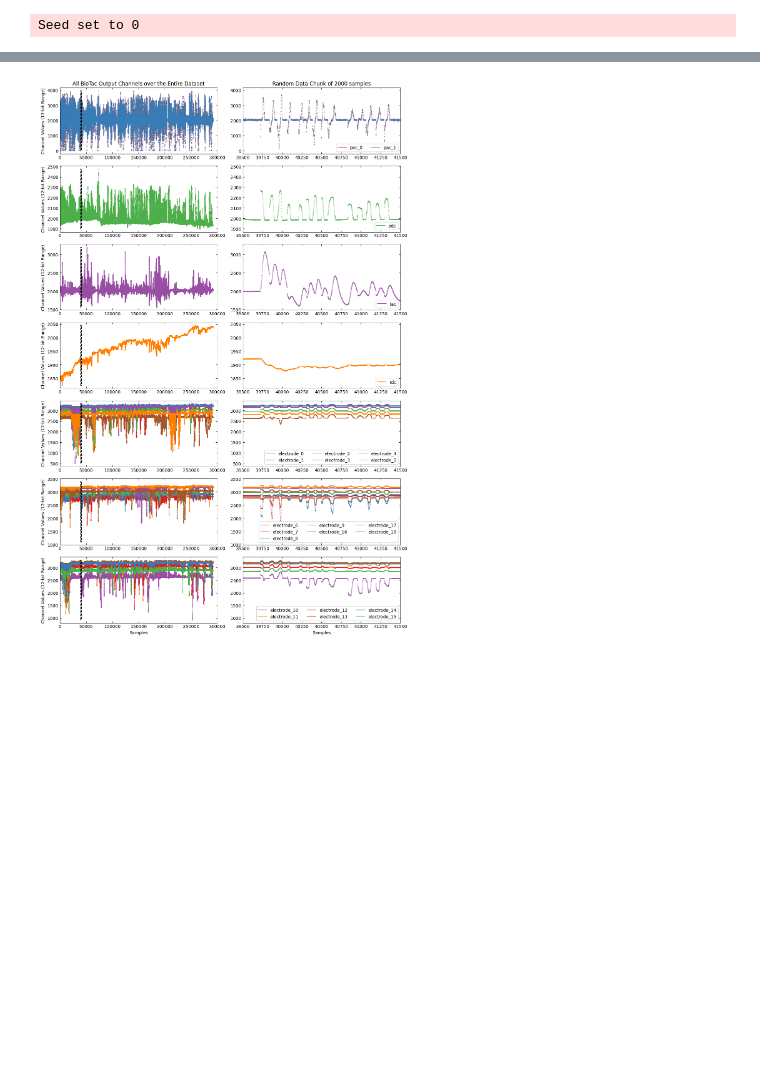
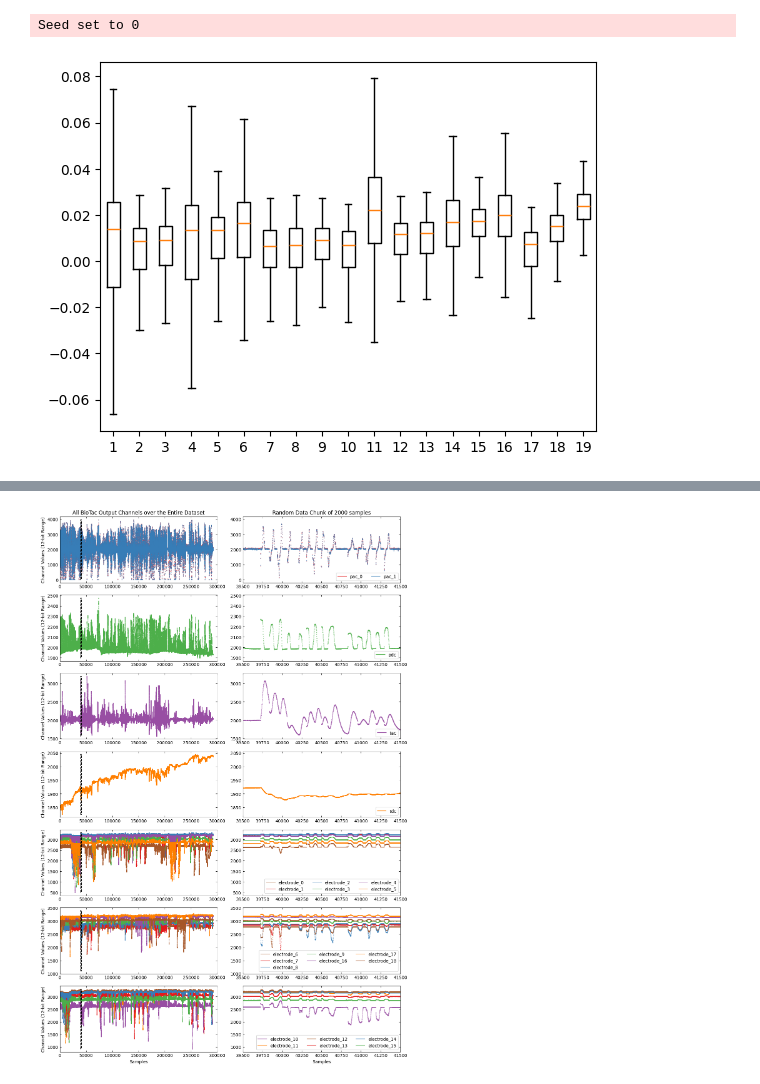
Before and after one commit to wzaielamri/Optimizing_BioTac_Simulation, a Jupyter notebook: generate_figures/plot_dataset_temp.ipynb, the cells around one changed output, grey strips where cells are left out. Drawn from its saved outputs; the diff is of its cells as text; code cells hidden in the pictures; blank space fills up the shorter version.

```diff
--- a/generate_figures/plot_dataset_temp.ipynb
+++ b/generate_figures/plot_dataset_temp.ipynb
@@ -84,3 +84,20 @@ in_cols = data_in.shape[1]
 out_cols = data_out.shape[1]
 # %% [output]
 Seed set to 0
+# %%
+forces=data_in[:,3:6].copy()
+forces_norm=np.linalg.norm(forces,axis=1)
+# %%
+electrode_values = data_out[:,-19:].copy()[np.where(forces_norm>0.3)]
+# %%
+electrodes_init= np.array([2668, 3224, 3239, 3003, 3165, 2849, 2798, 2873, 2912, 3017, 2605, 3202, 3221, 3025, 3164, 2874, 3158, 3203, 3026])
+electrodes_start=electrode_values[0,:].copy()
+# %%
+electrodes_norm=(electrode_values/4095) - (electrodes_start/4095)
+# %%
+# plt box plots
+fig=plt.figure()
+plt.boxplot(electrodes_norm, showfliers=False)
+plt.show()
+# %% [output]
+[figure, added]
```
Also changed, not shown: parts of 1 cell of this notebook, 1 other file.
